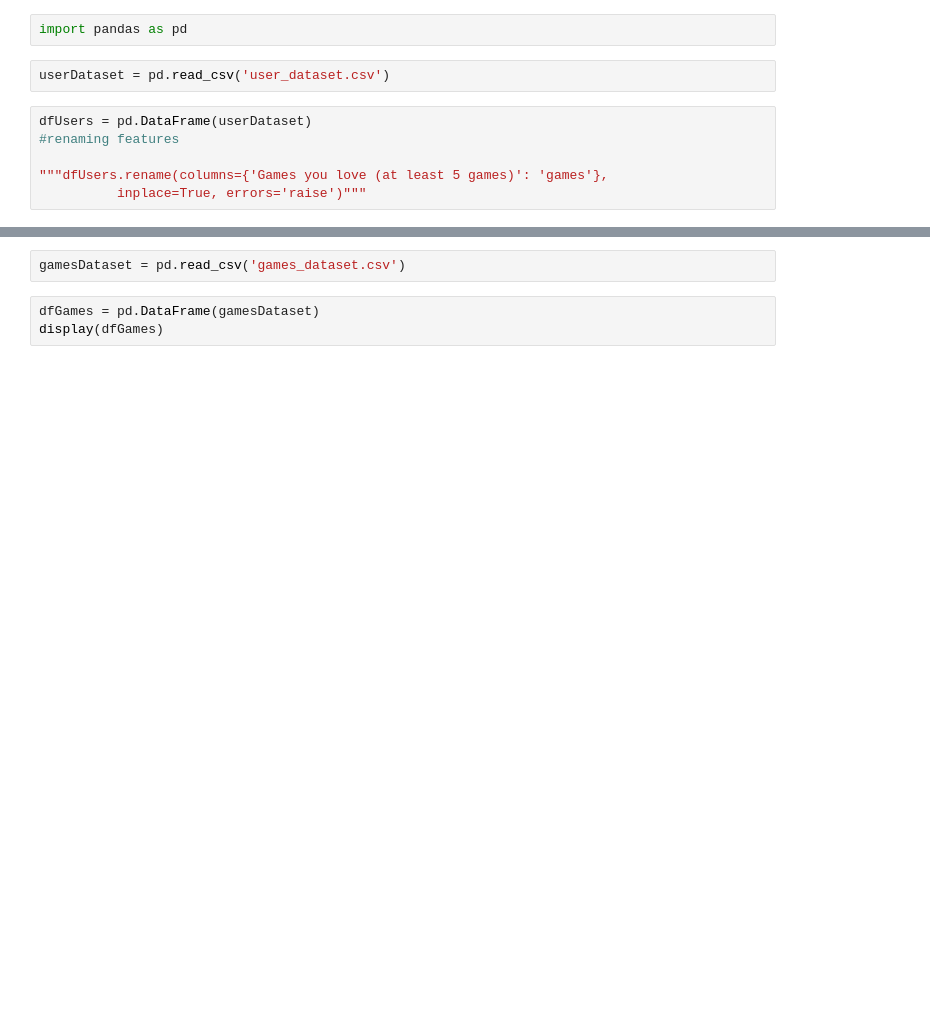
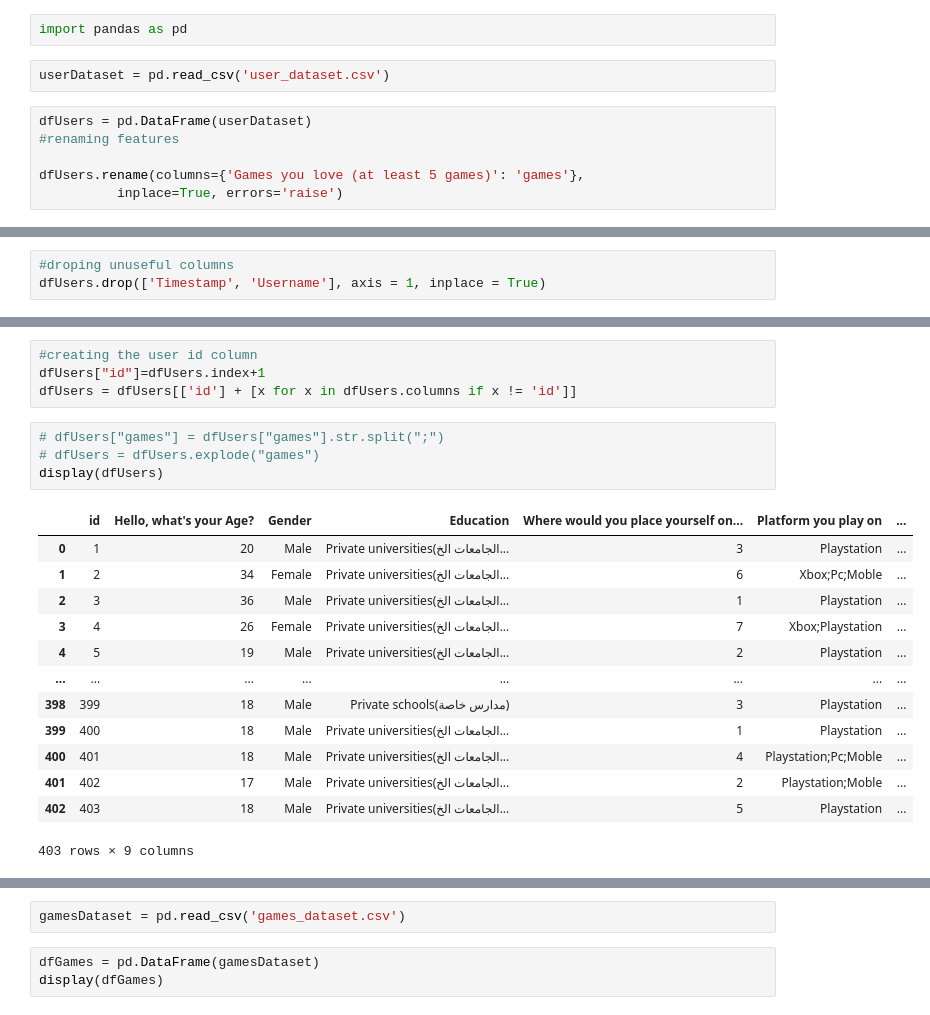
Before and after one commit to OmarEmad313/video-game-recommendation, a Jupyter notebook: Game recommendation-checkpoint.ipynb, the cells around one changed output, grey strips where cells are left out. Saved outputs shown, nothing was run; the diff lists cells and outputs as text; blank space fills up the shorter version.

```diff
--- a/Game recommendation-checkpoint.ipynb
+++ b/Game recommendation-checkpoint.ipynb
@@ -6,5 +6,5 @@ userDataset = pd.read_csv('user_dataset.csv')
 dfUsers = pd.DataFrame(userDataset)
 #renaming features
 
-"""dfUsers.rename(columns={'Games you love (at least 5 games)': 'games'},
-          inplace=True, errors='raise')"""
+dfUsers.rename(columns={'Games you love (at least 5 games)': 'games'},
+          inplace=True, errors='raise')
@@ -28,0 +11,3 @@ dfUsers.explode("games")
+# %%
+#droping unuseful columns
+dfUsers.drop(['Timestamp', 'Username'], axis = 1, inplace = True)
@@ -28,0 +41,22 @@ dfUsers.explode("games")
+# %%
+#creating the user id column
+dfUsers["id"]=dfUsers.index+1
+dfUsers = dfUsers[['id'] + [x for x in dfUsers.columns if x != 'id']]
+# %%
+# dfUsers["games"] = dfUsers["games"].str.split(";")
+# dfUsers = dfUsers.explode("games")
+display(dfUsers)
+# %% [output]
+|  | id | Hello, what's your Age? | Gender | Education | Where would you place yourself on... | Platform you play on | ... |
+| 0 | 1 | 20 | Male | Private universities(الجامعات الخ... | 3 | Playstation | ... |
+| 1 | 2 | 34 | Female | Private universities(الجامعات الخ... | 6 | Xbox;Pc;Moble | ... |
+| 2 | 3 | 36 | Male | Private universities(الجامعات الخ... | 1 | Playstation | ... |
+| 3 | 4 | 26 | Female | Private universities(الجامعات الخ... | 7 | Xbox;Playstation | ... |
+| 4 | 5 | 19 | Male | Private universities(الجامعات الخ... | 2 | Playstation | ... |
+| ... | ... | ... | ... | ... | ... | ... | ... |
+| 398 | 399 | 18 | Male | Private schools(مدارس خاصة) | 3 | Playstation | ... |
+| 399 | 400 | 18 | Male | Private universities(الجامعات الخ... | 1 | Playstation | ... |
+| 400 | 401 | 18 | Male | Private universities(الجامعات الخ... | 4 | Playstation;Pc;Moble | ... |
+| 401 | 402 | 17 | Male | Private universities(الجامعات الخ... | 2 | Playstation;Moble | ... |
+| 402 | 403 | 18 | Male | Private universities(الجامعات الخ... | 5 | Playstation | ... |
+403 rows × 9 columns
```
Also changed, not shown: parts of 8 cells of this notebook.
